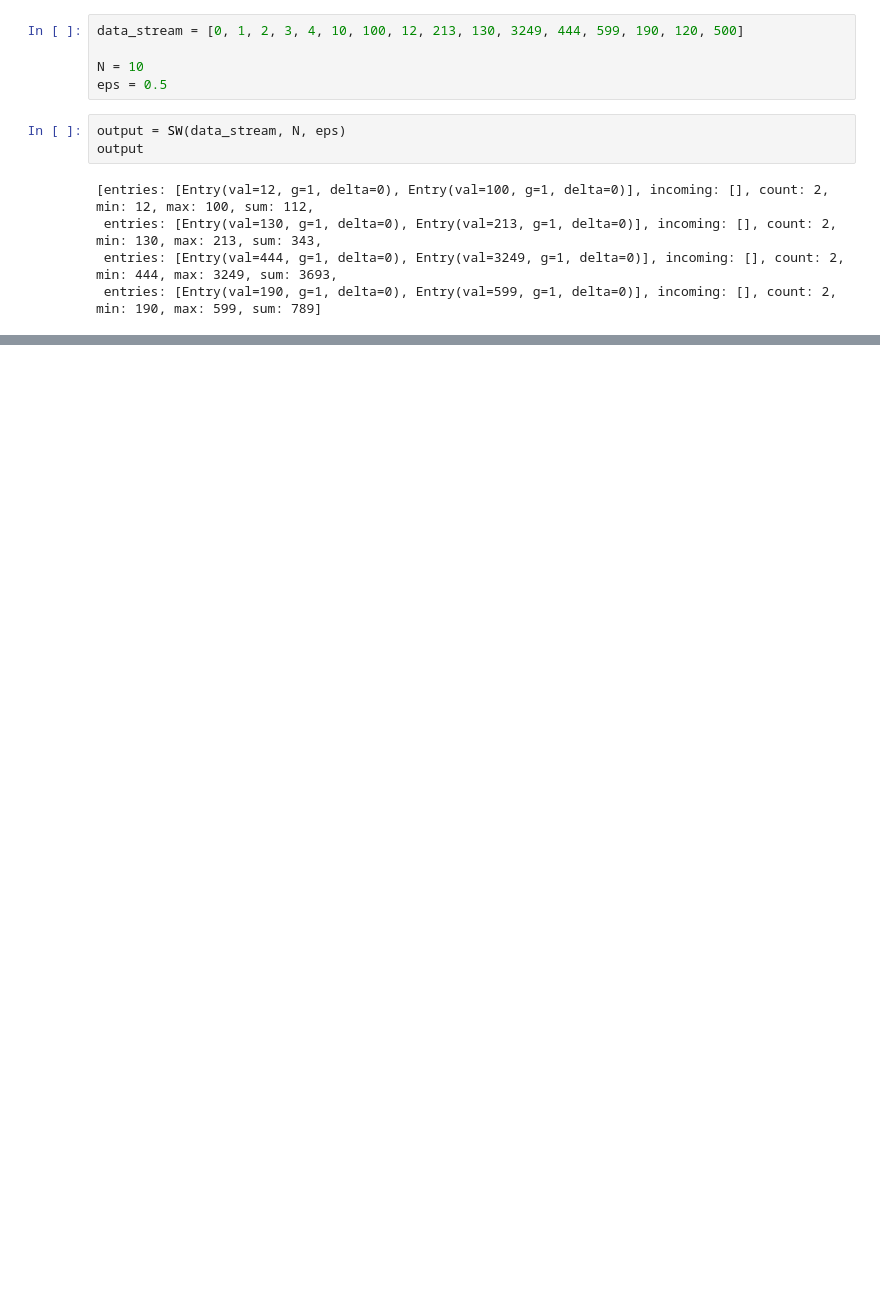
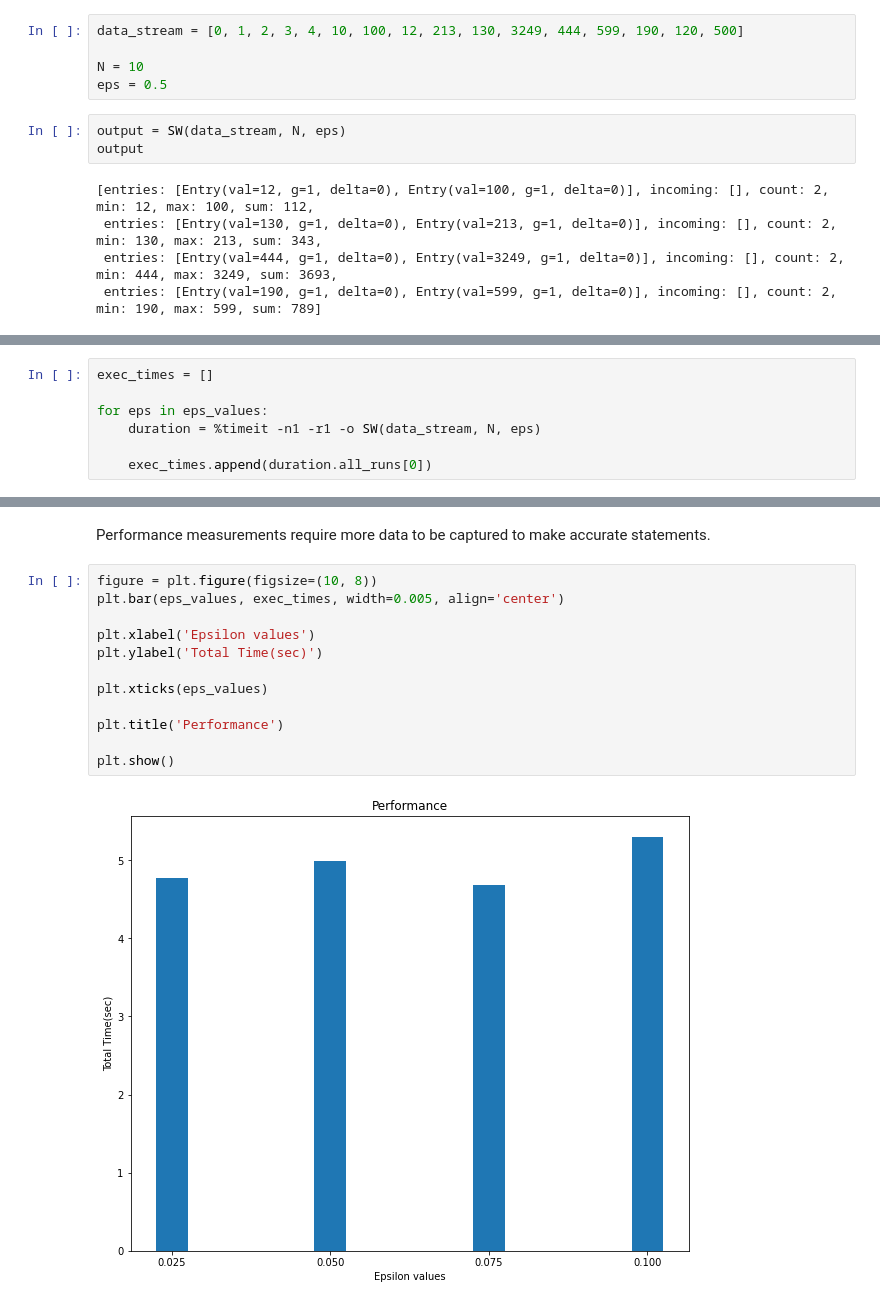
Before and after one commit to QazyBi/statistics, a Jupyter notebook: assignment1/Lin_SW.ipynb, the cells around one changed output, grey strips where cells are left out. Cells and saved outputs as stored; diff of their text form; blank space fills up the shorter version.

```diff
--- a/assignment1/Lin_SW.ipynb
+++ b/assignment1/Lin_SW.ipynb
@@ -471,0 +411,7 @@ Entry(val=100, g=1, delta=3)
+# %%
+exec_times = []
+
+for eps in eps_values:
+    duration = %timeit -n1 -r1 -o SW(data_stream, N, eps)
+
+    exec_times.append(duration.all_runs[0])
@@ -471,0 +439,16 @@ Entry(val=100, g=1, delta=3)
+# %% [markdown]
+Performance measurements require more data to be captured to make accurate statements.
+# %%
+figure = plt.figure(figsize=(10, 8))
+plt.bar(eps_values, exec_times, width=0.005, align='center')
+
+plt.xlabel('Epsilon values')
+plt.ylabel('Total Time(sec)')
+
+plt.xticks(eps_values)
+
+plt.title('Performance')
+
+plt.show()
+# %% [output]
+[figure, added]
```
Also changed, not shown: parts of 29 cells of this notebook.
